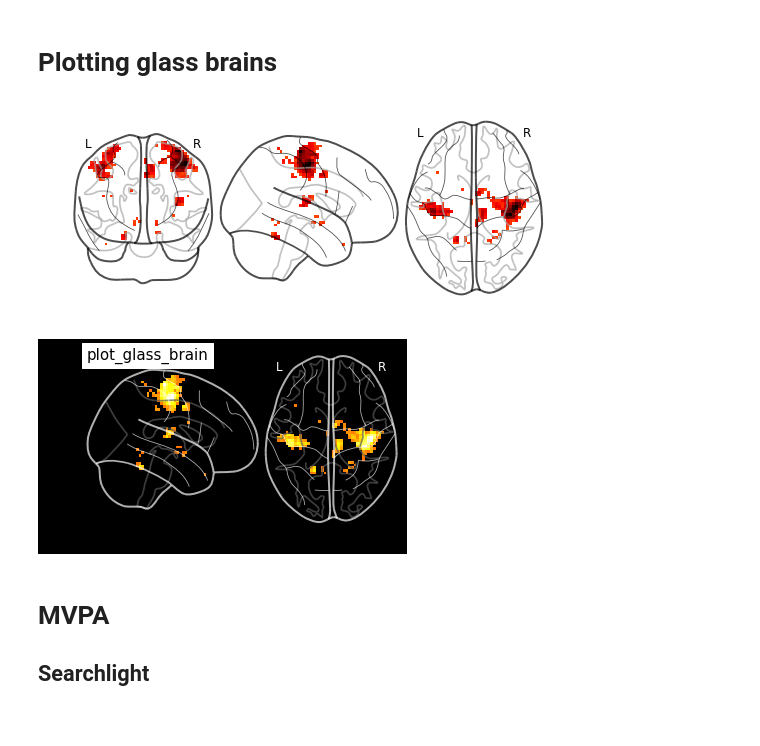
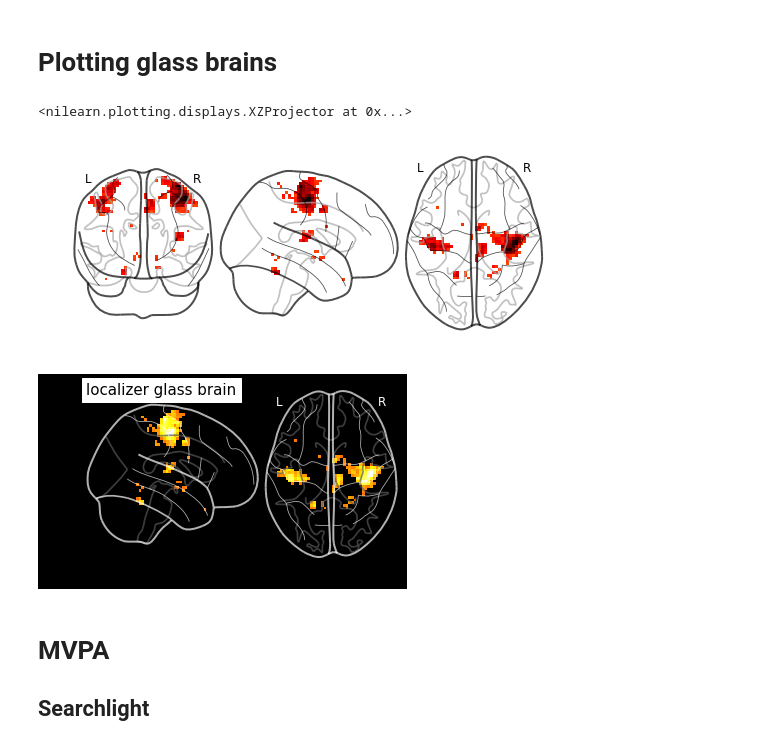
Before and after one commit to dohmatob/teaching, a Jupyter notebook: rwth_python/nilearn_tutorial.ipynb, the cells around one changed output. Cells and saved outputs as stored; diff of their text form; code cells hidden in the pictures.

```diff
--- a/rwth_python/nilearn_tutorial.ipynb
+++ b/rwth_python/nilearn_tutorial.ipynb
@@ -76,17 +78,16 @@ Plotting glass brains
 # %%
 from nilearn import plotting
 
 localizer_tmap_filename = localizer_dataset.tmaps[1]
 plotting.plot_glass_brain(localizer_tmap_filename, threshold=3)
 
 plotting.plot_glass_brain(
-    localizer_tmap_filename, title='plot_glass_brain',
+    localizer_tmap_filename, title='localizer glass brain',
     black_bg=True, display_mode='xz', threshold=3)
-
-plotting.show()
 # %% [output]
+<nilearn.plotting.displays.XZProjector at 0x...>
 [figure]
-[figure, old version]
+[figure, new version]
 # %% [markdown]
 MVPA
 ====
```
Also changed, not shown: parts of 4 cells of this notebook.
